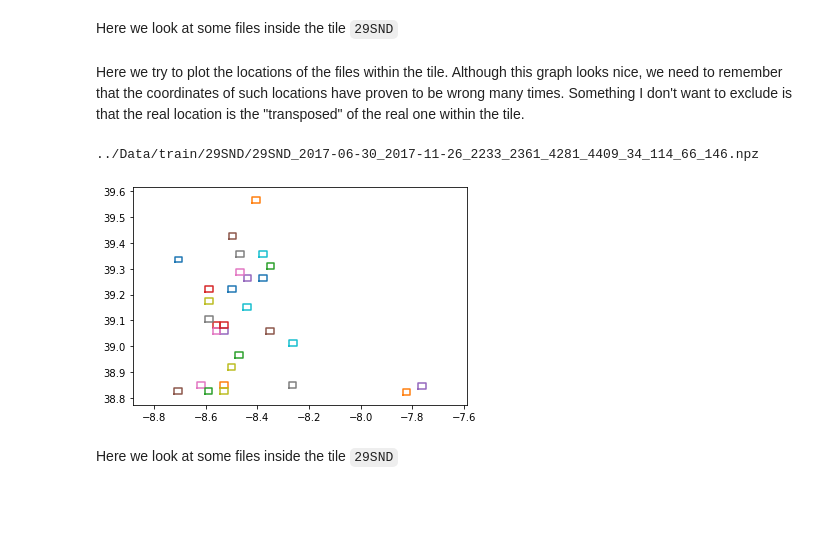
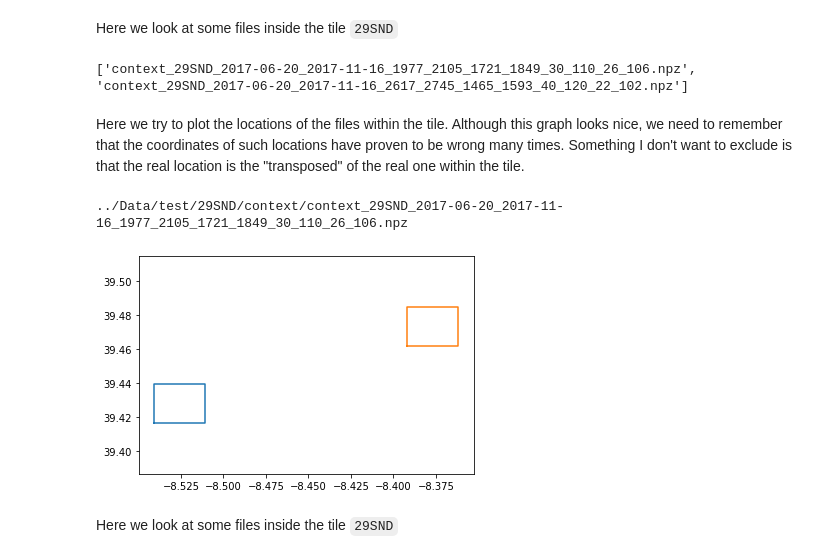
Before and after one commit to rudolfwilliam/satellite_image_forecasting, a Jupyter notebook: demos/data_observation_demo.ipynb, the cells around one changed output. Saved outputs shown, nothing was run; the diff lists cells and outputs as text; code cells hidden in the pictures; blank space fills up the shorter version.

```diff
--- a/demos/data_observation_demo.ipynb
+++ b/demos/data_observation_demo.ipynb
@@ -39,21 +39,25 @@ import torch
 Here we look at some files inside the tile `29SND`
 # %%
 #plt.imshow(hrd[:,:,0,0])
-context = "../Data/train/29SND/"
+context = "../Data/test/29SND/context/"
 filenames = next(walk(context), (None, None, []))[2]
+# %%
+print(filenames)
+# %% [output]
+['context_29SND_2017-06-20_2017-11-16_1977_2105_1721_1849_30_110_26_106.npz', 'context_29SND_2017-06-20_2017-11-16_2617_2745_1465_1593_40_120_22_102.npz']
 # %% [markdown]
 Here we try to plot the locations of the files within the tile. Although this graph looks nice, we need to remember that the coordinates of such locations have proven to be wrong many times. Something I don't want to exclude is that the real location is the "transposed" of the real one within the tile.
 # %%
-print(context+ filenames[2])
+print(context+ filenames[0])
 for file in filenames:
-    cord = en.get_coords_from_cube(file, return_meso=True)
+    cord = en.get_coords_from_cube(file[8:], return_meso=True)
     plt.plot([cord[0],cord[0],cord[2],cord[2],cord[0]], [cord[1],cord[3],cord[3],cord[1], cord[1]])
     #plt.plot([cord[4],cord[4],cord[6],cord[6],cord[4]], [cord[5],cord[7],cord[7],cord[5], cord[5]])
 plt.axis('equal')
 plt.show()
 # %% [output]
-../Data/train/29SND/29SND_2017-06-30_2017-11-26_2233_2361_4281_4409_34_114_66_146.npz
+../Data/test/29SND/context/context_29SND_2017-06-20_2017-11-16_1977_2105_1721_1849_30_110_26_106.npz
-[figure, old version]
+[figure, new version]
 # %% [markdown]
 Here we look at some files inside the tile `29SND`
 # %%
```
Also changed, not shown: parts of 4 cells of this notebook, 1 other file.
